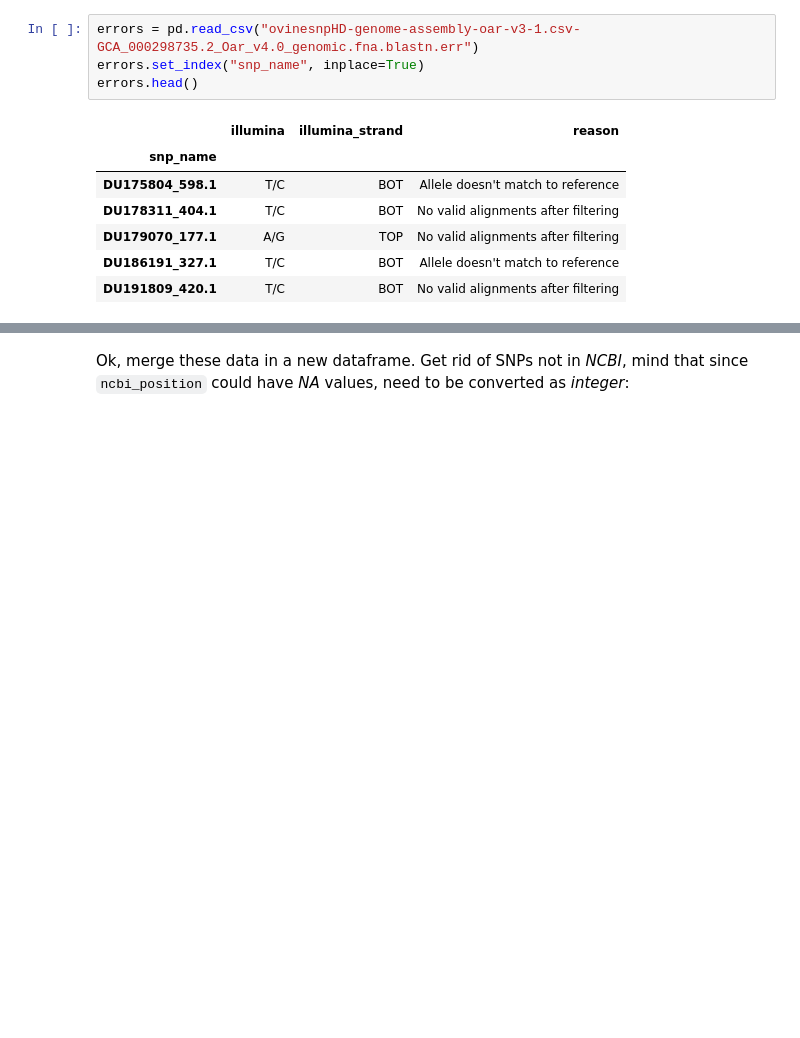
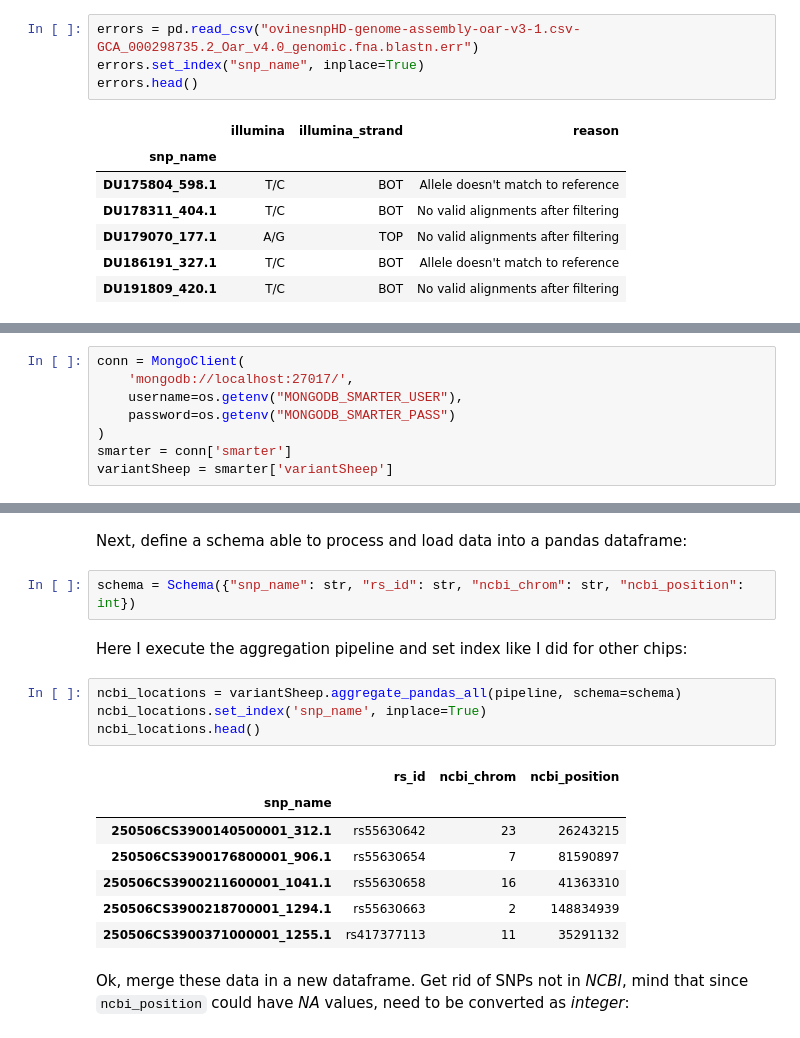
Before and after one commit to cnr-ibba/SMARTER-database, a Jupyter notebook: notebooks/exploratory/0.26.4-bunop-sheep_hd_aligned.ipynb, the cells around one changed output, grey strips where cells are left out. Drawn from its saved outputs; the diff is of its cells as text; blank space fills up the shorter version.

Commit message:
:zap: use pymongoarrow to collect variants from database

```diff
--- a/notebooks/exploratory/0.26.4-bunop-sheep_hd_aligned.ipynb
+++ b/notebooks/exploratory/0.26.4-bunop-sheep_hd_aligned.ipynb
@@ -72,0 +46,8 @@ ncbi_locations.head()
+# %%
+conn = MongoClient(
+    'mongodb://localhost:27017/',
+    username=os.getenv("MONGODB_SMARTER_USER"),
+    password=os.getenv("MONGODB_SMARTER_PASS")
+)
+smarter = conn['smarter']
+variantSheep = smarter['variantSheep']
@@ -73,3 +104,21 @@ ncbi_locations.head()
+# %% [markdown]
+Next, define a schema able to process and load data into a pandas dataframe:
+# %%
+schema = Schema({"snp_name": str, "rs_id": str, "ncbi_chrom": str, "ncbi_position": int})
+# %% [markdown]
+Here I execute the aggregation pipeline and set index like I did for other chips:
+# %%
+ncbi_locations = variantSheep.aggregate_pandas_all(pipeline, schema=schema)
+ncbi_locations.set_index('snp_name', inplace=True)
+ncbi_locations.head()
+# %% [output]
+|  | rs_id | ncbi_chrom | ncbi_position |
+| snp_name |  |  |  |
+| 250506CS3900140500001_312.1 | rs55630642 | 23 | 26243215 |
+| 250506CS3900176800001_906.1 | rs55630654 | 7 | 81590897 |
+| 250506CS3900211600001_1041.1 | rs55630658 | 16 | 41363310 |
+| 250506CS3900218700001_1294.1 | rs55630663 | 2 | 148834939 |
+| 250506CS3900371000001_1255.1 | rs417377113 | 11 | 35291132 |
 # %% [markdown]
 Ok, merge these data in a new dataframe. Get rid of SNPs not in *NCBI*, mind that since `ncbi_position` could have *NA* values, need to be converted as *integer*:
 # %%
```
Also changed, not shown: parts of 9 cells of this notebook.
